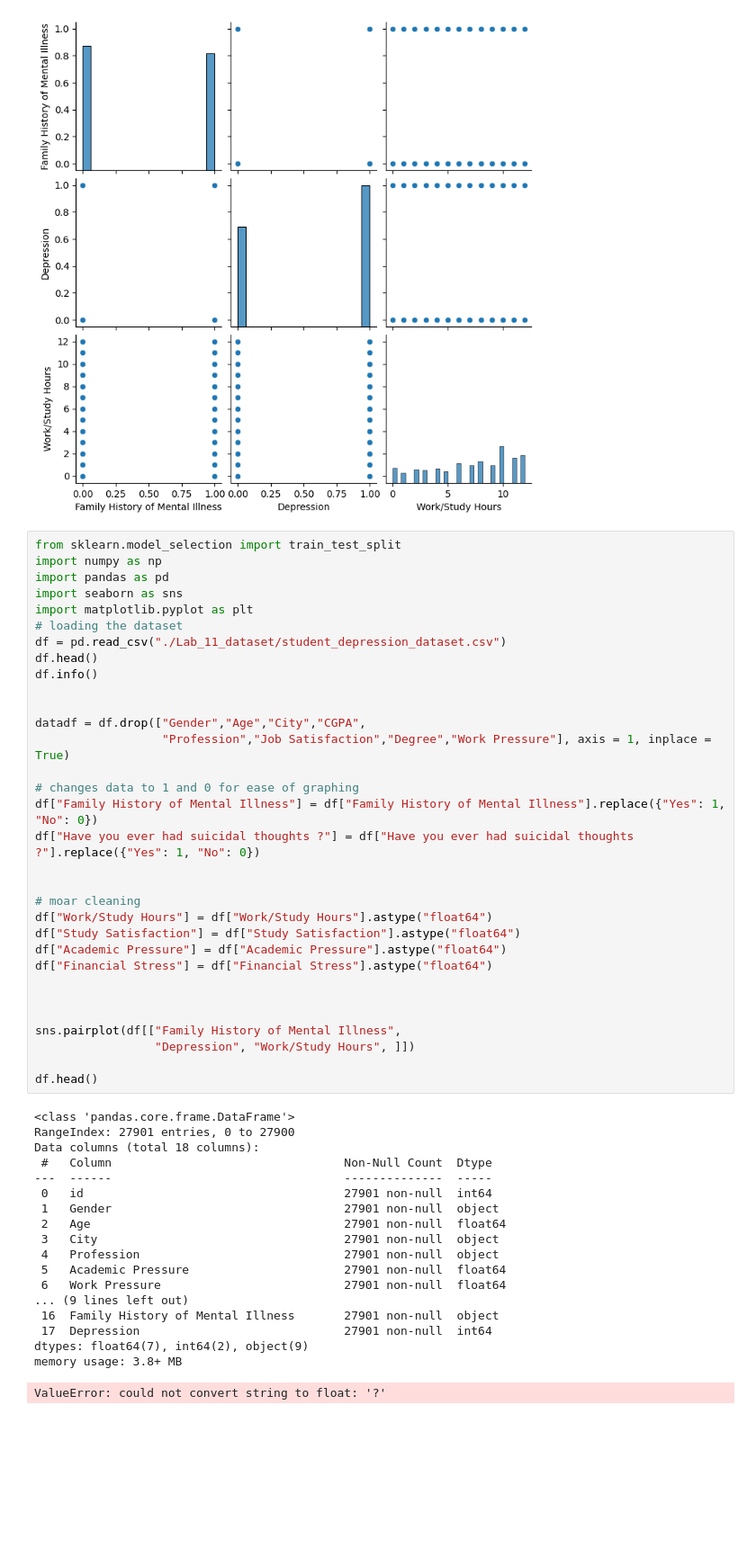
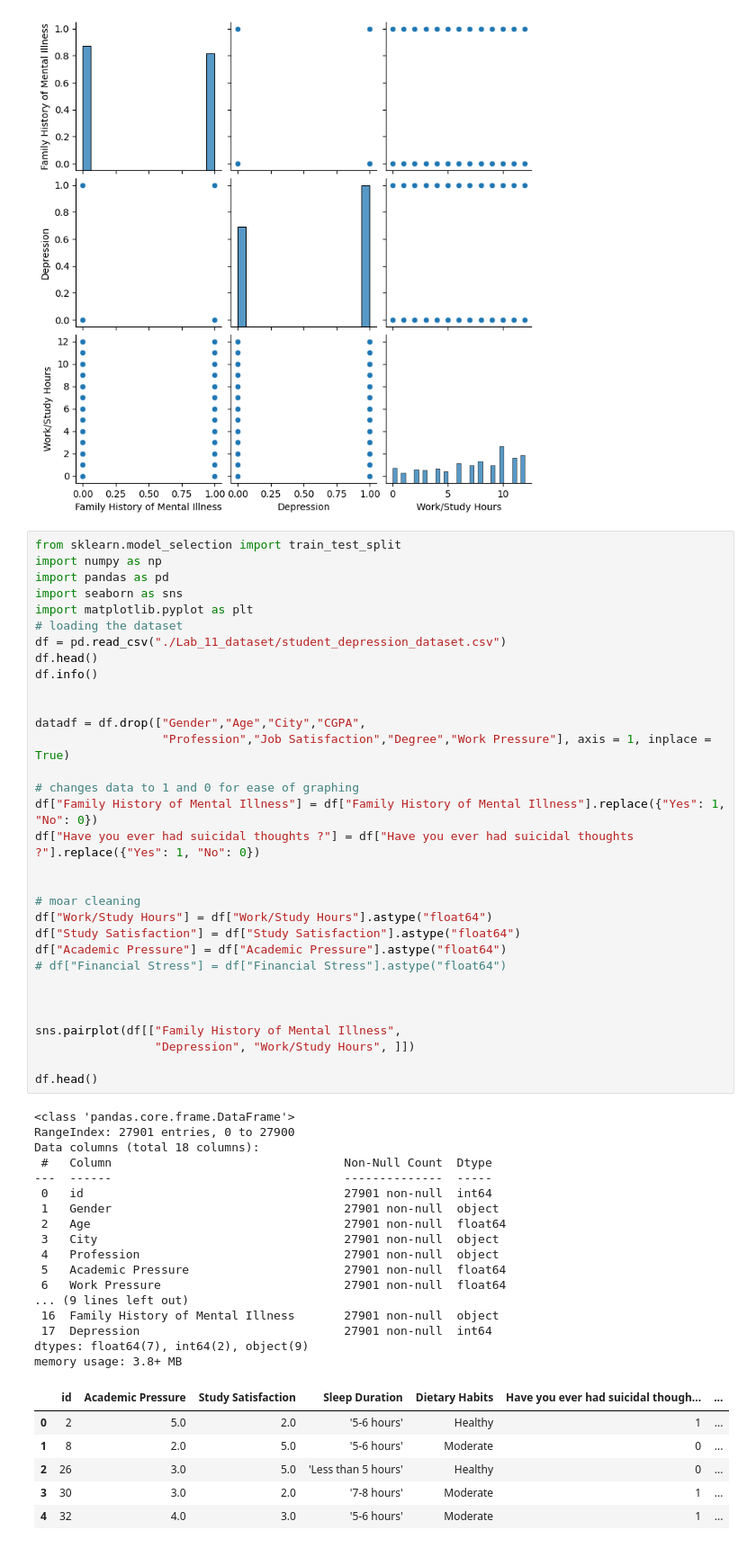
Before and after one commit to ETE4990-S25/homeworkfolder-Gizmofire, a Jupyter notebook: Labs/Lab 11/GordonL Lab 11.ipynb, the cells around one changed output. Shown at 90% size. Saved outputs shown, nothing was run; the diff lists cells and outputs as text; blank space fills up the shorter version.

```diff
--- a/Labs/Lab 11/GordonL Lab 11.ipynb
+++ b/Labs/Lab 11/GordonL Lab 11.ipynb
@@ -324,32 +324,37 @@ df["Have you ever had suicidal thoughts ?"] = df["Have you ever had suicidal tho
 
 # moar cleaning
 df["Work/Study Hours"] = df["Work/Study Hours"].astype("float64")
 df["Study Satisfaction"] = df["Study Satisfaction"].astype("float64")
 df["Academic Pressure"] = df["Academic Pressure"].astype("float64")
-df["Financial Stress"] = df["Financial Stress"].astype("float64")
+# df["Financial Stress"] = df["Financial Stress"].astype("float64")
 
 
 
 sns.pairplot(df[["Family History of Mental Illness",
                  "Depression", "Work/Study Hours", ]])
 
 df.head()
 # %% [output]
 <class 'pandas.core.frame.DataFrame'>
 RangeIndex: 27901 entries, 0 to 27900
 Data columns (total 18 columns):
  #   Column                                 Non-Null Count  Dtype
 ---  ------                                 --------------  -----
  0   id                                     27901 non-null  int64
  1   Gender                                 27901 non-null  object
  2   Age                                    27901 non-null  float64
  3   City                                   27901 non-null  object
  4   Profession                             27901 non-null  object
  5   Academic Pressure                      27901 non-null  float64
  6   Work Pressure                          27901 non-null  float64
 ... (9 lines left out)
  16  Family History of Mental Illness       27901 non-null  object
  17  Depression                             27901 non-null  int64
 dtypes: float64(7), int64(2), object(9)
 memory usage: 3.8+ MB
-ValueError: could not convert string to float: '?'
+|  | id | Academic Pressure | Study Satisfaction | Sleep Duration | Dietary Habits | Have you ever had suicidal though... | ... |
+| 0 | 2 | 5.0 | 2.0 | '5-6 hours' | Healthy | 1 | ... |
+| 1 | 8 | 2.0 | 5.0 | '5-6 hours' | Moderate | 0 | ... |
+| 2 | 26 | 3.0 | 5.0 | 'Less than 5 hours' | Healthy | 0 | ... |
+| 3 | 30 | 3.0 | 2.0 | '7-8 hours' | Moderate | 1 | ... |
+| 4 | 32 | 4.0 | 3.0 | '5-6 hours' | Moderate | 1 | ... |
```
Also changed, not shown: parts of 2 cells of this notebook.
